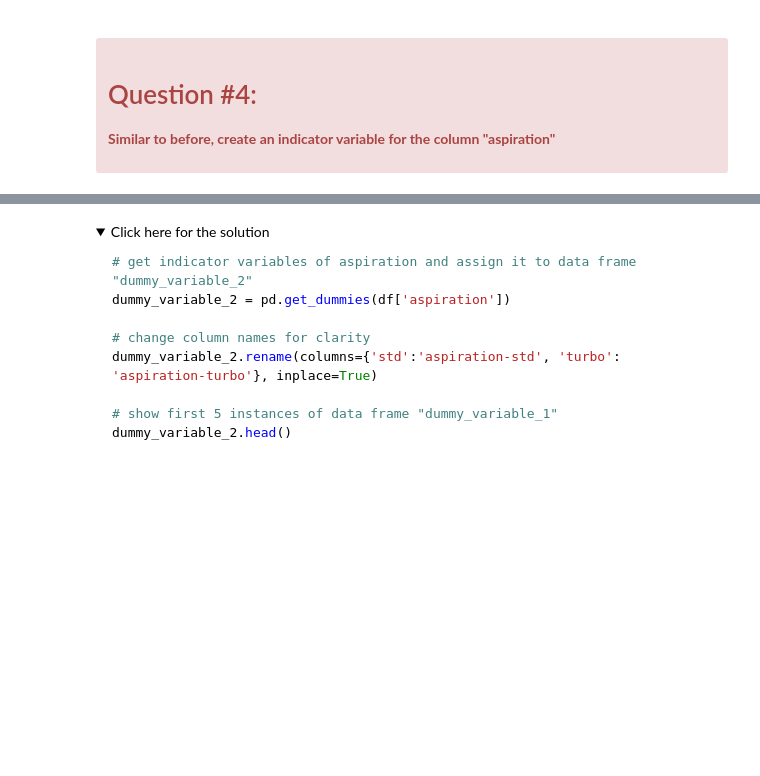
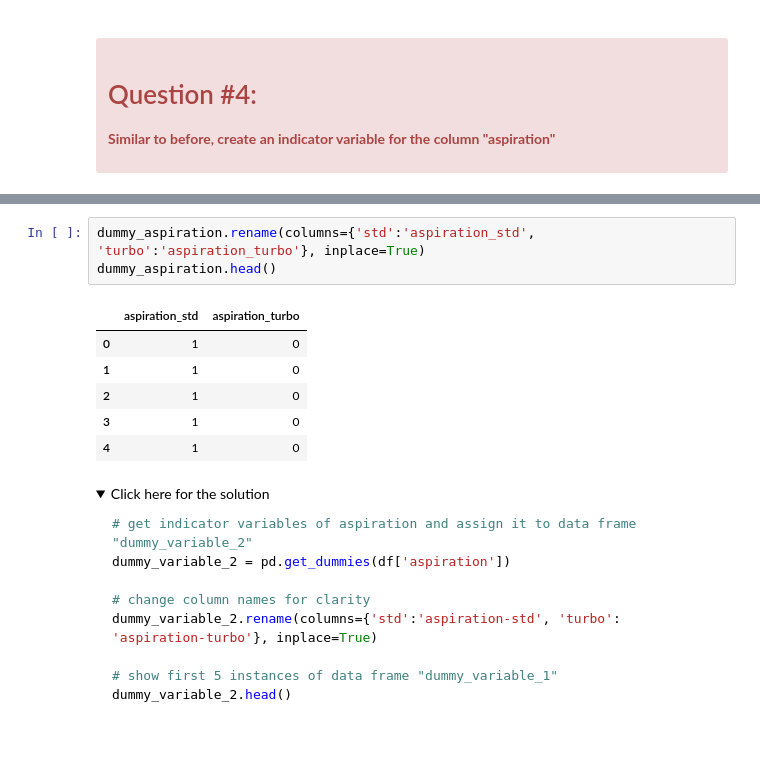
Before and after one commit to tackel/Data-analytic-with-python, a Jupyter notebook: DA0101EN-2-Review-Data-Wrangling.jupyterlite.ipynb, the cells around one changed output, grey strips where cells are left out. Cells and saved outputs as stored; diff of their text form; folded sections open; blank space fills up the shorter version.

```diff
--- a/DA0101EN-2-Review-Data-Wrangling.jupyterlite.ipynb
+++ b/DA0101EN-2-Review-Data-Wrangling.jupyterlite.ipynb
@@ -811,3 +810,13 @@ The last two columns are now the indicator variable representation of the fuel-t
+# %%
+dummy_aspiration.rename(columns={'std':'aspiration_std', 'turbo':'aspiration_turbo'}, inplace=True)
+dummy_aspiration.head()
+# %% [output]
+|  | aspiration_std | aspiration_turbo |
+| 0 | 1 | 0 |
+| 1 | 1 | 0 |
+| 2 | 1 | 0 |
+| 3 | 1 | 0 |
+| 4 | 1 | 0 |
 # %% [markdown]
 <details><summary>Click here for the solution</summary>
 
```
Also changed, not shown: parts of 4 cells of this notebook, 4 other files.
